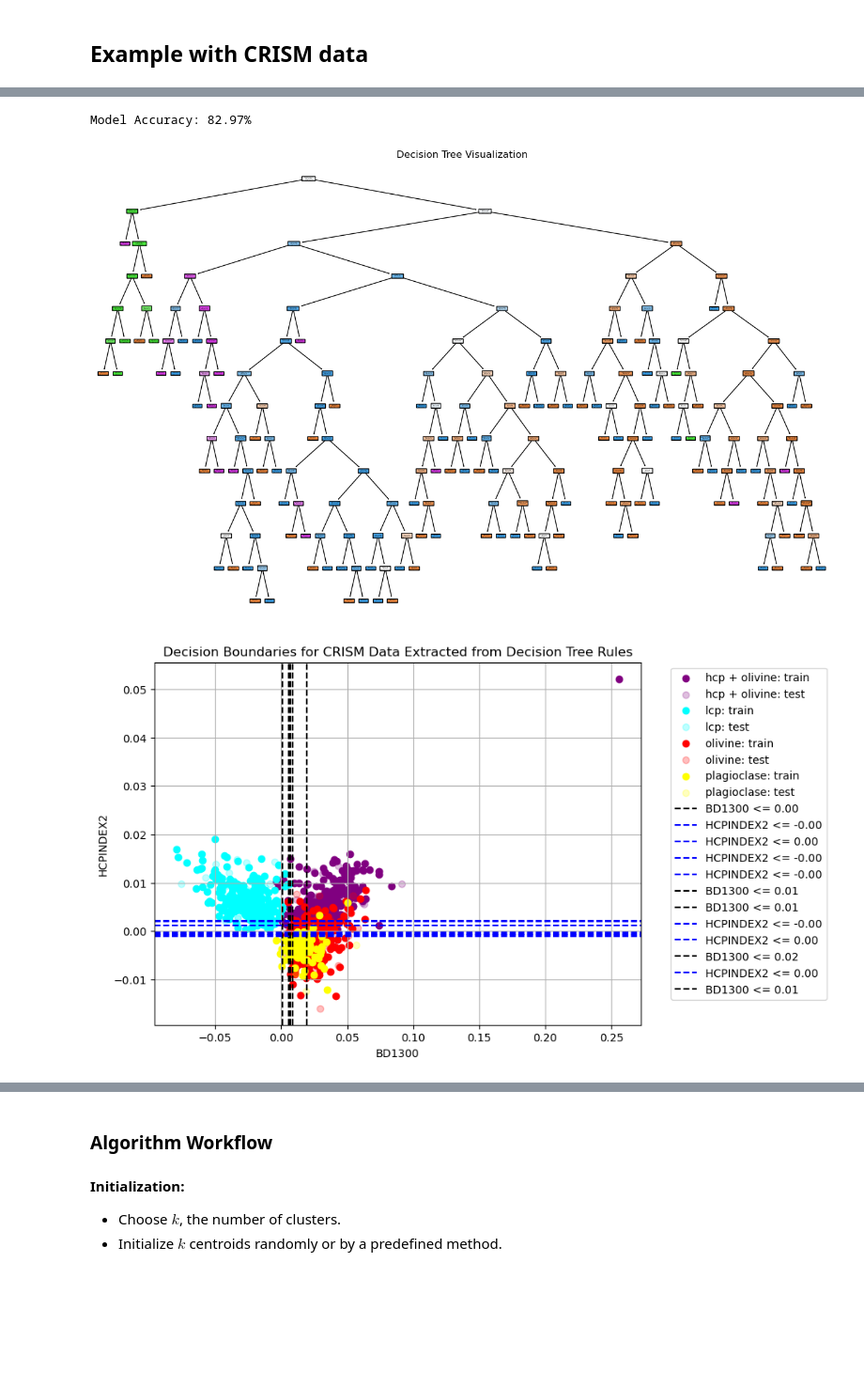
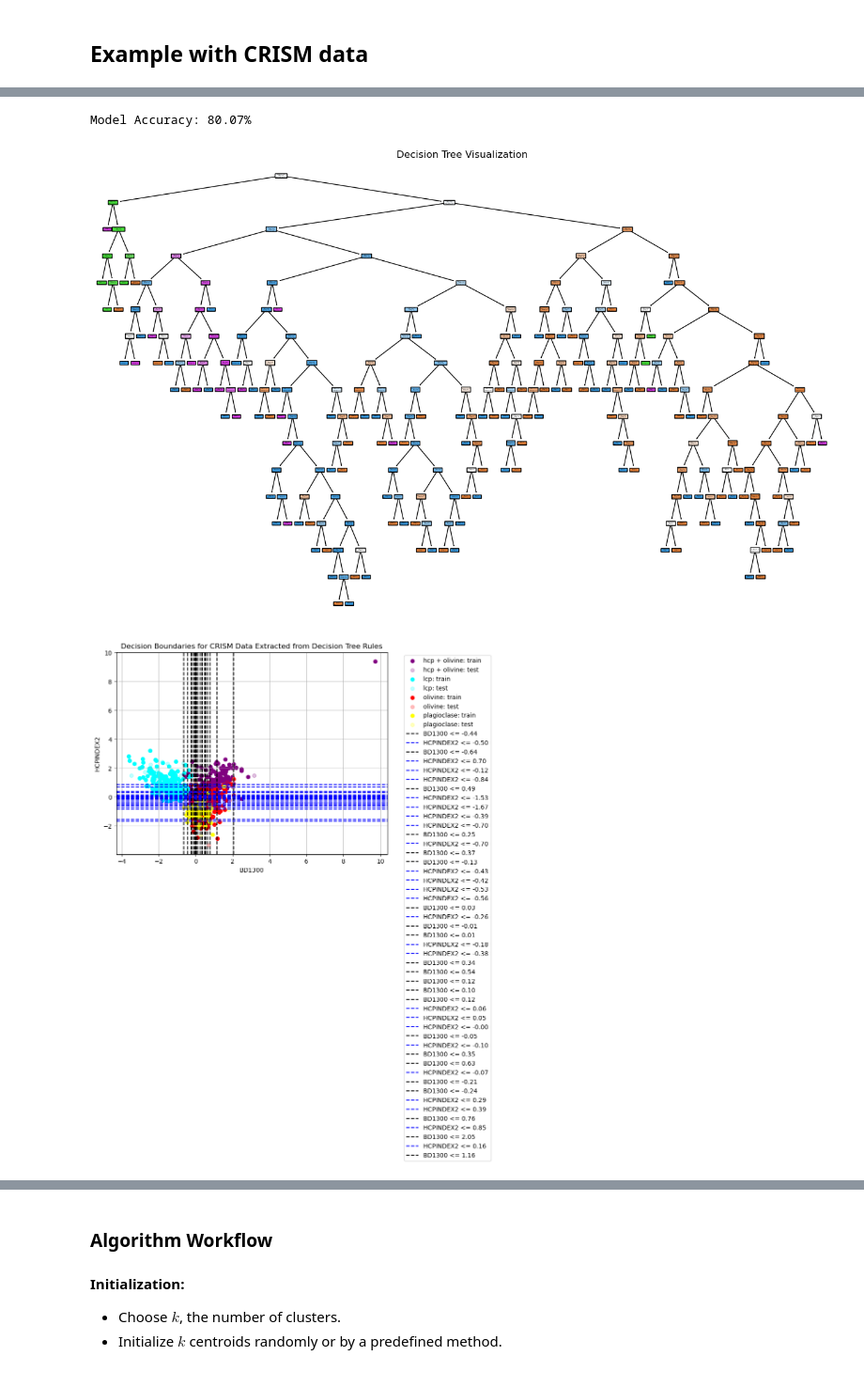
Before and after one commit to Michael-S-Phillips/PTYS_AI, a Jupyter notebook: 00_Introduction/notebooks/introduction.ipynb, the cells around one changed output, grey strips where cells are left out. Shown at 94% size. Drawn from its saved outputs; the diff is of its cells as text; code cells hidden in the pictures; blank space fills up the shorter version.

```diff
--- a/00_Introduction/notebooks/introduction.ipynb
+++ b/00_Introduction/notebooks/introduction.ipynb
@@ -272,6 +288,14 @@ def simplify_label(label):
 
 # Apply the function to the 'label' column
 crism_df['label'] = crism_df['label'].apply(simplify_label)
+
+p_to_include = ['BD1300', 'OLINDEX3', 'LCPINDEX2', 'RPEAK1', 'HCPINDEX2', 'BD875', 'BD920_2']
+
+# Drop columns not in p_to_include
+crism_df = crism_df[p_to_include + ['label', 'Category', 'Color']]
+
+# normalize each column in crism_df
+crism_df.iloc[:, :-3] = (crism_df.iloc[:, :-3] - crism_df.iloc[:, :-3].mean()) / crism_df.iloc[:, :-3].std()
 
 # Get the counts of each simplified label
 label_counts = crism_df['label'].value_counts()
@@ -370,35 +394,35 @@ plt.show()
 
 # Function to extract and sort decision rules by importance
 def extract_and_sort_rules(t, feature_names):
     tree_ = t.tree_
     feature_name = [
         feature_names[i] if i != tree._tree.TREE_UNDEFINED else "undefined!"
         for i in tree_.feature
     ]
 
     rules = []
 
     def recurse(node):
         if tree_.feature[node] != tree._tree.TREE_UNDEFINED:
             name = feature_name[node]
             threshold = tree_.threshold[node]
             importance = tree_.impurity[node] * tree_.n_node_samples[node]
             rules.append((name, threshold, node, importance))
             recurse(tree_.children_left[node])
             recurse(tree_.children_right[node])
 
     recurse(0)  # Start from the root node
     return sorted(rules, key=lambda x: x[3], reverse=True)
 
 # Extract and sort rules from the trained decision tree
 sorted_rules = extract_and_sort_rules(clf, feature_names)
 
 # Print the most important rules
 print("Most Important Rules in the Decision Tree:")
-for feature, threshold, node, importance in sorted_rules[:10]:  # Print top 10 rules
+for feature, threshold, node, importance in sorted_rules[:20]:  # Print top 10 rules
     print(f"Node {node}: {feature} <= {threshold:.2f} (Importance: {importance:.2f})")
 # %% [output]
-Model Accuracy: 82.97%
+Model Accuracy: 80.07%
-[figure, old version]
+[figure, new version]
-[figure, old version]
+[figure, new version]
 Most Important Rules in the Decision Tree:
```
Also changed, not shown: parts of 7 cells of this notebook.
